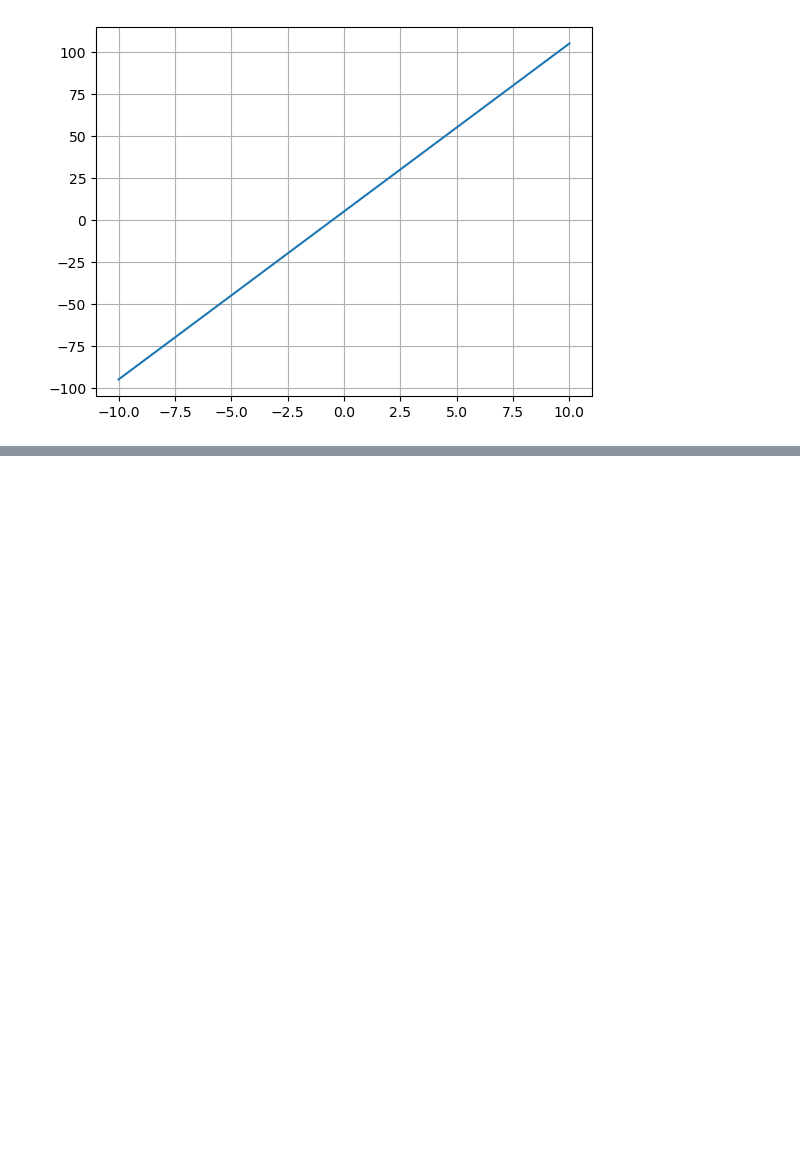
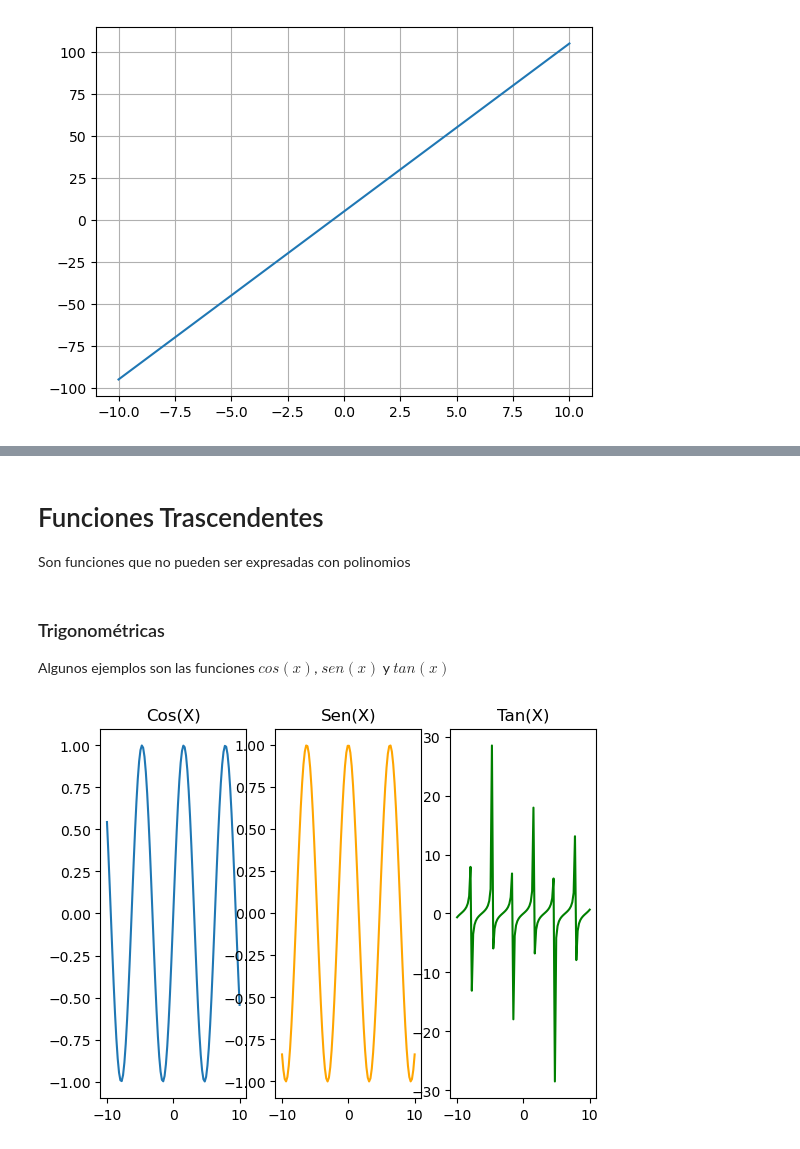
Before and after one commit to AI-PA/Intro-Data-Science-funciones, a Jupyter notebook: Programando_Funciones.ipynb, the cells around one changed output, grey strips where cells are left out. Saved outputs shown, nothing was run; the diff lists cells and outputs as text; code cells hidden in the pictures; blank space fills up the shorter version.

Commit message:
Agregando Teoria en Funciones

```diff
--- a/Programando_Funciones.ipynb
+++ b/Programando_Funciones.ipynb
@@ -28,0 +80,32 @@ plt.show()
+# %% [markdown]
+# Funciones Trascendentes
+
+Son funciones que no pueden ser expresadas con polinomios
+# %% [markdown]
+### Trigonométricas
+
+Algunos ejemplos son las funciones $cos(x)$, $sen(x)$ y $tan(x)$
+# %%
+def f(x):
+    return np.cos(x)
+
+def y1(x):
+    return np.sin(x)
+
+def y2(x):
+    return np.tan(x)
+
+y=f(x)
+yy = y1(x)
+yyy = y2(x)
+
+fig,axes = plt.subplots(nrows=1,ncols=3)
+axes[0].plot(x,yy)
+axes[1].plot(x,y,'orange')
+axes[2].plot(x,yyy,'g')
+
+axes[0].title.set_text("Cos(X)")
+axes[1].title.set_text("Sen(X)")
+axes[2].title.set_text("Tan(X)")
+# %% [output]
+[figure, added]
```
Also changed, not shown: parts of 14 cells of this notebook.
